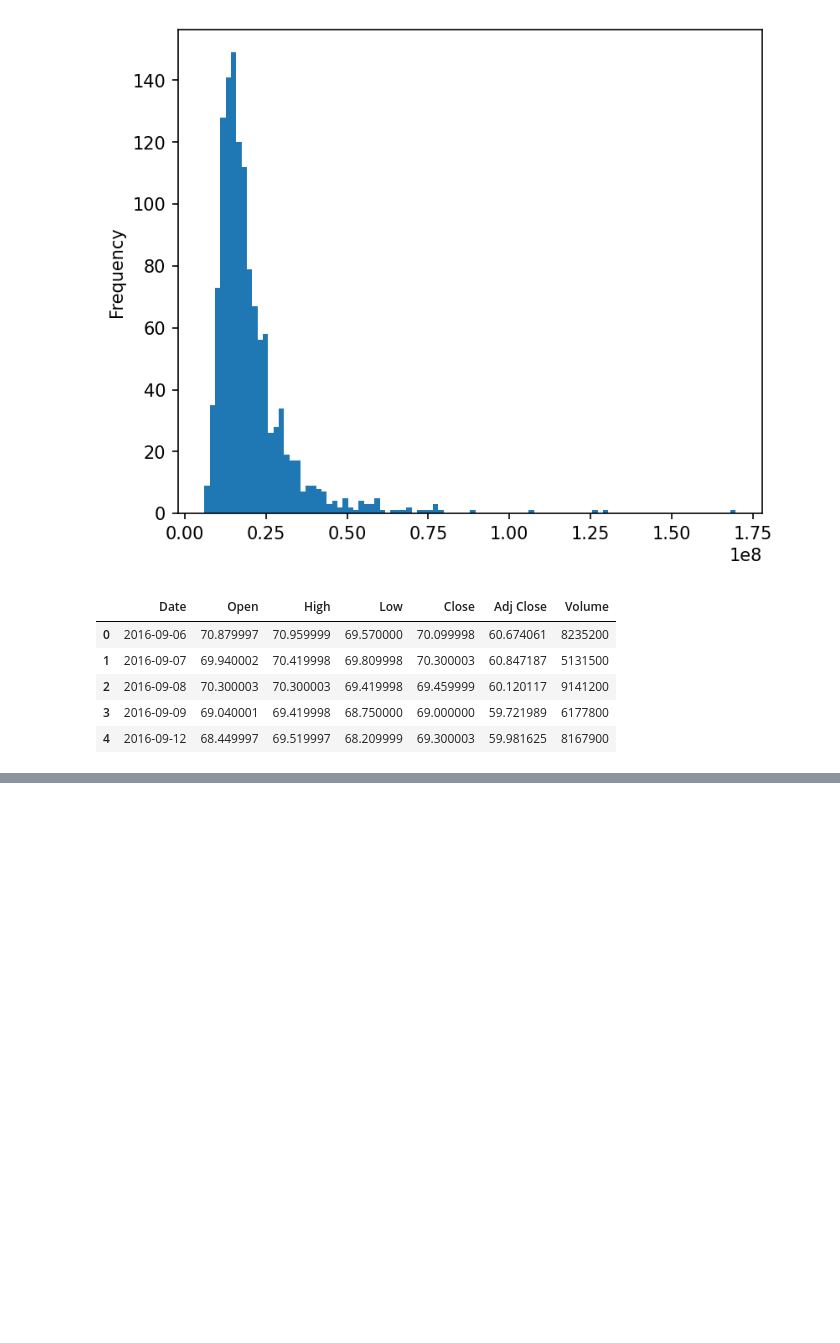
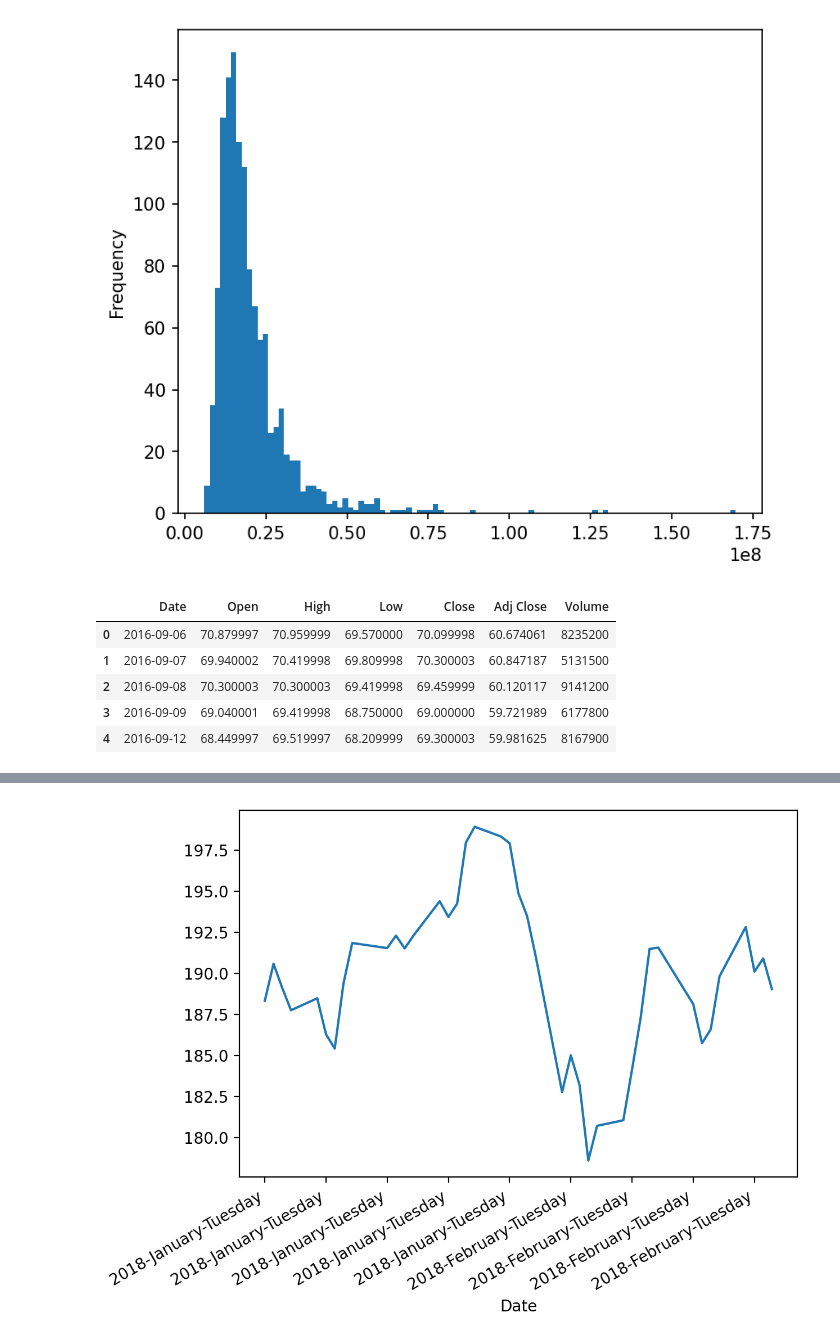
Before and after one commit to MJalingo/python_for_finance, a Jupyter notebook: Python-Finance-QuantConnect/05-Pandas-and-Finance/mynotes.ipynb, the cells around one changed output, grey strips where cells are left out. Saved outputs shown, nothing was run; the diff lists cells and outputs as text; code cells hidden in the pictures; blank space fills up the shorter version.

```diff
--- a/Python-Finance-QuantConnect/05-Pandas-and-Finance/mynotes.ipynb
+++ b/Python-Finance-QuantConnect/05-Pandas-and-Finance/mynotes.ipynb
@@ -173,0 +190,8 @@ plt.legend()
+# %%
+plt.figure(dpi=200)
+ax = df["Close"]["2018-01-01":"2018-03-01"].plot()
+
+ax.xaxis.set_major_locator(dates.WeekdayLocator())
+ax.xaxis.set_major_formatter(dates.DateFormatter("%Y-%B-%A"))
+# %% [output]
+[figure, added]
```
Also changed, not shown: parts of 7 cells of this notebook, 2 other files.
